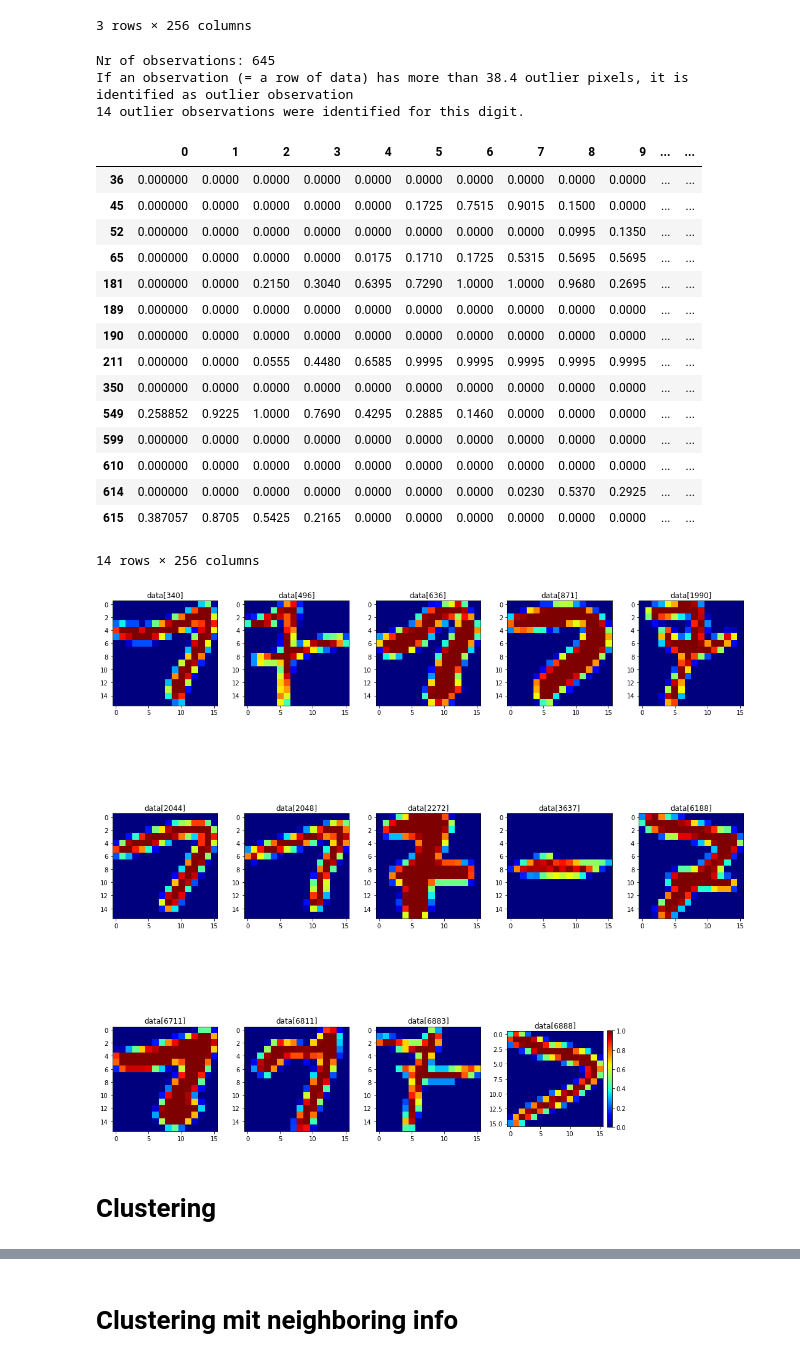
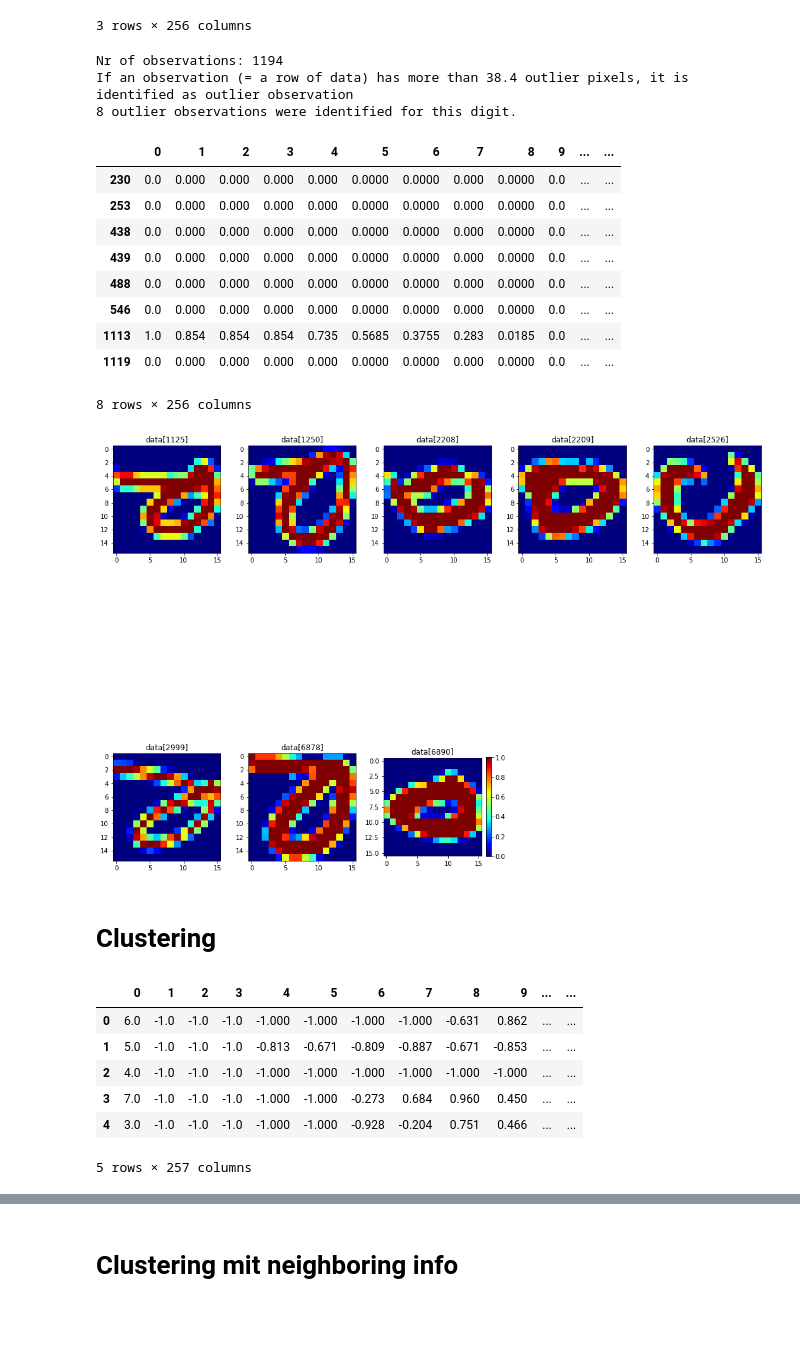
Before and after one commit to r9d9/descript_analysis, a Jupyter notebook: Descriptives_Digits.ipynb, the cells around one changed output, grey strips where cells are left out. Saved outputs shown, nothing was run; the diff lists cells and outputs as text; code cells hidden in the pictures; blank space fills up the shorter version.

```diff
--- a/Descriptives_Digits.ipynb
+++ b/Descriptives_Digits.ipynb
@@ -218,52 +218,46 @@ import math # fürs aufrunden math.ceil
 def print_outlier_images(data,digit,limit):
     """returns a plot showing the digit outlier observations for the chosen limit (limit ranges from 0-1). E.g.
         if limit = 0.1, then an observation is considered as outlier if more than 256*0.1 = 25.6 pixels are outside
         the mean +-2sd range. (I.e., the larger the limit, the less outliers are identified)"""
     fig = plt.figure(figsize=(15,15))
     ax = []
     rows = identify_outlier_rows(data,digit,limit) #dataframe with index = rownr in get_digit_rows
     display(rows)
     columns_figure = 5
     if not rows.empty:
         rows_figure = math.ceil(rows.shape[0]/columns_figure)
     else: return print("No outliers were found!")
     if rows.shape[0] > 50:
         print(f"There are {rows.shape[0]} outliers! Surely you don't want to see them all...")
         return None
     else:
         for i in range(0, rows.shape[0]):
             ax.append(fig.add_subplot(rows_figure, columns_figure, i+1))
             img = rows.iloc[i,:].values.reshape(16,16)
             indexlabel = rows.iloc[i].name
             datarow = get_digit_rows(norm_data,digit).iloc[indexlabel].name #finding the index of the row in the original data dataframe
             ax[i].set_title(f"data[{datarow}]")
             plt.imshow(img,cmap="jet",interpolation="nearest",vmin=0,vmax=1)
         plt.colorbar(fraction=0.046, pad=0.04)
         plt.tight_layout()
         plt.show()
 
-print_outlier_images(norm_data,7,0.15)
+print_outlier_images(norm_data,0,0.15)
 # %% [output]
-Nr of observations: 645
+Nr of observations: 1194
 If an observation (= a row of data) has more than 38.4 outlier pixels, it is identified as outlier observation
-14 outlier observations were identified for this digit.
+8 outlier observations were identified for this digit.
 |  | 0 | 1 | 2 | 3 | 4 | 5 | 6 | 7 | 8 | 9 | ... | ... |
-| 36 | 0.000000 | 0.0000 | 0.0000 | 0.0000 | 0.0000 | 0.0000 | 0.0000 | 0.0000 | 0.0000 | 0.0000 | ... | ... |
-| 45 | 0.000000 | 0.0000 | 0.0000 | 0.0000 | 0.0000 | 0.1725 | 0.7515 | 0.9015 | 0.1500 | 0.0000 | ... | ... |
-| 52 | 0.000000 | 0.0000 | 0.0000 | 0.0000 | 0.0000 | 0.0000 | 0.0000 | 0.0000 | 0.0995 | 0.1350 | ... | ... |
-| 65 | 0.000000 | 0.0000 | 0.0000 | 0.0000 | 0.0175 | 0.1710 | 0.1725 | 0.5315 | 0.5695 | 0.5695 | ... | ... |
-| 181 | 0.000000 | 0.0000 | 0.2150 | 0.3040 | 0.6395 | 0.7290 | 1.0000 | 1.0000 | 0.9680 | 0.2695 | ... | ... |
-| 189 | 0.000000 | 0.0000 | 0.0000 | 0.0000 | 0.0000 | 0.0000 | 0.0000 | 0.0000 | 0.0000 | 0.0000 | ... | ... |
-| 190 | 0.000000 | 0.0000 | 0.0000 | 0.0000 | 0.0000 | 0.0000 | 0.0000 | 0.0000 | 0.0000 | 0.0000 | ... | ... |
-| 211 | 0.000000 | 0.0000 | 0.0555 | 0.4480 | 0.6585 | 0.9995 | 0.9995 | 0.9995 | 0.9995 | 0.9995 | ... | ... |
-| 350 | 0.000000 | 0.0000 | 0.0000 | 0.0000 | 0.0000 | 0.0000 | 0.0000 | 0.0000 | 0.0000 | 0.0000 | ... | ... |
-| 549 | 0.258852 | 0.9225 | 1.0000 | 0.7690 | 0.4295 | 0.2885 | 0.1460 | 0.0000 | 0.0000 | 0.0000 | ... | ... |
-| 599 | 0.000000 | 0.0000 | 0.0000 | 0.0000 | 0.0000 | 0.0000 | 0.0000 | 0.0000 | 0.0000 | 0.0000 | ... | ... |
-| 610 | 0.000000 | 0.0000 | 0.0000 | 0.0000 | 0.0000 | 0.0000 | 0.0000 | 0.0000 | 0.0000 | 0.0000 | ... | ... |
-| 614 | 0.000000 | 0.0000 | 0.0000 | 0.0000 | 0.0000 | 0.0000 | 0.0000 | 0.0230 | 0.5370 | 0.2925 | ... | ... |
-| 615 | 0.387057 | 0.8705 | 0.5425 | 0.2165 | 0.0000 | 0.0000 | 0.0000 | 0.0000 | 0.0000 | 0.0000 | ... | ... |
+| 230 | 0.0 | 0.000 | 0.000 | 0.000 | 0.000 | 0.0000 | 0.0000 | 0.000 | 0.0000 | 0.0 | ... | ... |
+| 253 | 0.0 | 0.000 | 0.000 | 0.000 | 0.000 | 0.0000 | 0.0000 | 0.000 | 0.0000 | 0.0 | ... | ... |
+| 438 | 0.0 | 0.000 | 0.000 | 0.000 | 0.000 | 0.0000 | 0.0000 | 0.000 | 0.0000 | 0.0 | ... | ... |
+| 439 | 0.0 | 0.000 | 0.000 | 0.000 | 0.000 | 0.0000 | 0.0000 | 0.000 | 0.0000 | 0.0 | ... | ... |
+| 488 | 0.0 | 0.000 | 0.000 | 0.000 | 0.000 | 0.0000 | 0.0000 | 0.000 | 0.0000 | 0.0 | ... | ... |
+| 546 | 0.0 | 0.000 | 0.000 | 0.000 | 0.000 | 0.0000 | 0.0000 | 0.000 | 0.0000 | 0.0 | ... | ... |
+| 1113 | 1.0 | 0.854 | 0.854 | 0.854 | 0.735 | 0.5685 | 0.3755 | 0.283 | 0.0185 | 0.0 | ... | ... |
+| 1119 | 0.0 | 0.000 | 0.000 | 0.000 | 0.000 | 0.0000 | 0.0000 | 0.000 | 0.0000 | 0.0 | ... | ... |
-14 rows × 256 columns
+8 rows × 256 columns
-[figure, old version]
+[figure, new version]
 # %%
 # testing the .flatten() function
 # not important for analysis, just a check
@@ -379,3 +376,13 @@ def print_subplots_all_clusters_reduced(data,method,stat,res):
+# %%
+data.head()
+# %% [output]
+|  | 0 | 1 | 2 | 3 | 4 | 5 | 6 | 7 | 8 | 9 | ... | ... |
+| 0 | 6.0 | -1.0 | -1.0 | -1.0 | -1.000 | -1.000 | -1.000 | -1.000 | -0.631 | 0.862 | ... | ... |
+| 1 | 5.0 | -1.0 | -1.0 | -1.0 | -0.813 | -0.671 | -0.809 | -0.887 | -0.671 | -0.853 | ... | ... |
+| 2 | 4.0 | -1.0 | -1.0 | -1.0 | -1.000 | -1.000 | -1.000 | -1.000 | -1.000 | -1.000 | ... | ... |
+| 3 | 7.0 | -1.0 | -1.0 | -1.0 | -1.000 | -1.000 | -0.273 | 0.684 | 0.960 | 0.450 | ... | ... |
+| 4 | 3.0 | -1.0 | -1.0 | -1.0 | -1.000 | -1.000 | -0.928 | -0.204 | 0.751 | 0.466 | ... | ... |
+5 rows × 257 columns
 # %%
 res = run_cluster_analysis(data)
 make_barplot("KMeans",res)
```
Also changed, not shown: parts of 6 cells of this notebook, 2 other files.
